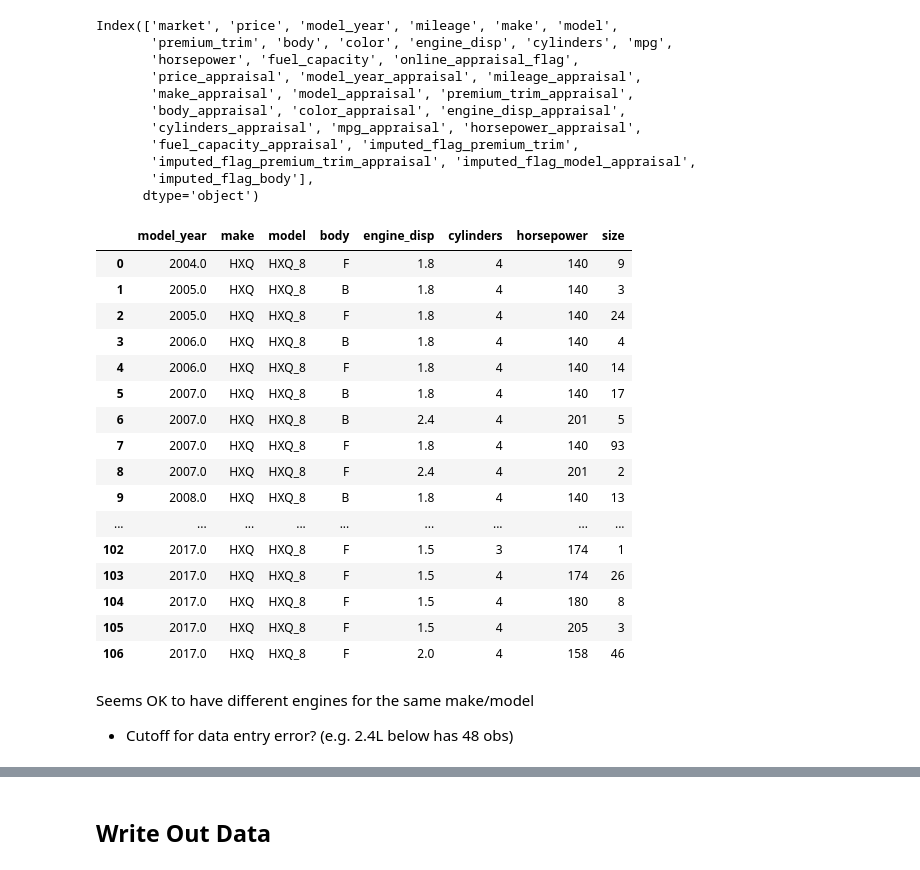
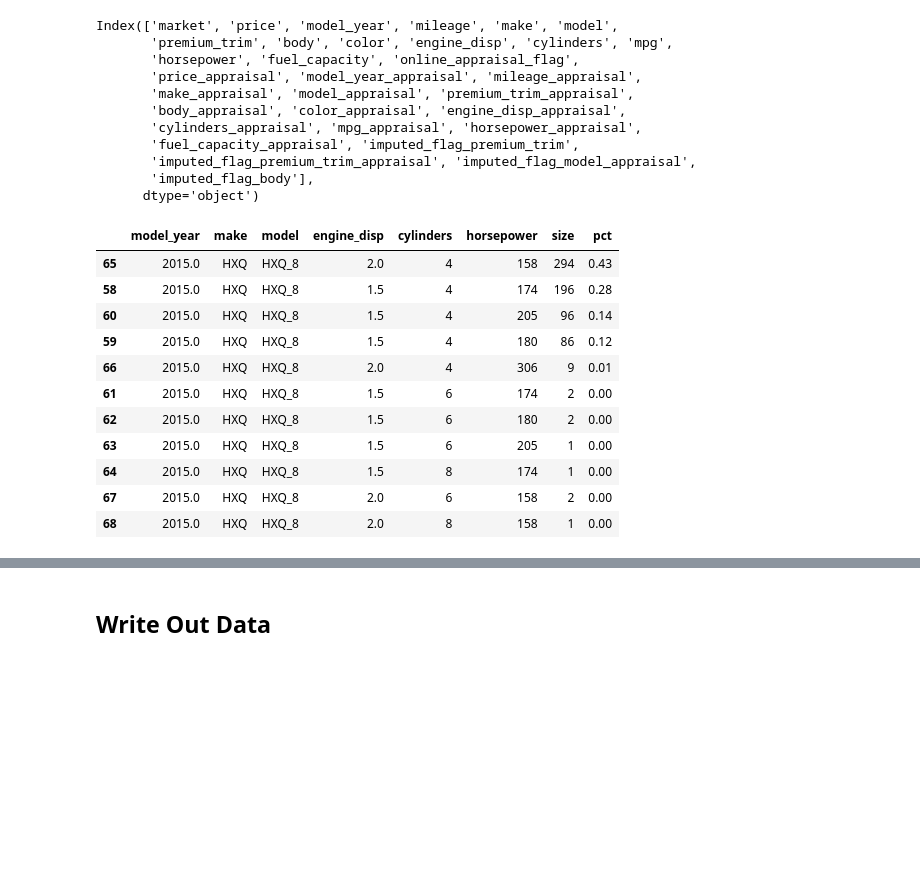
Before and after one commit to sheacon/carmax_showcase, a Jupyter notebook: 0_data_carmax.ipynb, the cells around one changed output, grey strips where cells are left out. Saved outputs shown, nothing was run; the diff lists cells and outputs as text; code cells hidden in the pictures; blank space fills up the shorter version.

```diff
--- a/0_data_carmax.ipynb
+++ b/0_data_carmax.ipynb
@@ -452,14 +338,9 @@ print(df['mpg_city_appraisal'].isna().sum())
 # %%
-# means
-print(df['mpg_city'].mean())
-print(df['mpg_highway'].mean())
-print(df['fuel_capacity_appraisal'].mean())
-print(df['fuel_capacity'].mean())
-print(df['mpg_city_appraisal'].mean())
-
 # impute
 df['mpg_city'].fillna(df['mpg_city'].mean(), inplace=True)
 df['mpg_highway'].fillna(df['mpg_highway'].mean(), inplace=True)
 df['fuel_capacity_appraisal'].fillna(df['fuel_capacity_appraisal'].mean(), inplace=True)
 df['fuel_capacity'].fillna(df['fuel_capacity'].mean(), inplace=True)
 df['mpg_city_appraisal'].fillna(df['mpg_city_appraisal'].mean(), inplace=True)
+df.loc[df['cylinders'] == 0,'cylinders'] = df['cylinders'].mean()
+df.loc[df['engine_disp'] == 0,'engine_disp'] = df['engine_disp'].mean()
@@ -541,26 +444,21 @@ df_HXQ = df[df['model'] == 'HXQ_8']
 # %%
 pd.set_option('display.max_rows', 200)
 # %%
-test = df_HXQ.groupby(['model_year','make','model','body','engine_disp','cylinders','horsepower'], dropna=False, as_index=False).size()
-test[test['size'] > 0]
+test = df[df['model'] == 'HXQ_8']
+test = test.groupby(['model_year','make','model','engine_disp','cylinders','horsepower'], dropna=False, as_index=False).size().sort_values(by = ['engine_disp','cylinders','horsepower'])
+test = test[(test['size'] > 0) & (test['model_year'] == 2015)]
+test['pct'] = (test['size']/test['size'].sum()).round(2)
+test.sort_values(by = 'pct', ascending = False)
 # %% [output]
-|  | model_year | make | model | body | engine_disp | cylinders | horsepower | size |
-| 0 | 2004.0 | HXQ | HXQ_8 | F | 1.8 | 4 | 140 | 9 |
-| 1 | 2005.0 | HXQ | HXQ_8 | B | 1.8 | 4 | 140 | 3 |
-| 2 | 2005.0 | HXQ | HXQ_8 | F | 1.8 | 4 | 140 | 24 |
-| 3 | 2006.0 | HXQ | HXQ_8 | B | 1.8 | 4 | 140 | 4 |
-| 4 | 2006.0 | HXQ | HXQ_8 | F | 1.8 | 4 | 140 | 14 |
-| 5 | 2007.0 | HXQ | HXQ_8 | B | 1.8 | 4 | 140 | 17 |
-| 6 | 2007.0 | HXQ | HXQ_8 | B | 2.4 | 4 | 201 | 5 |
-| 7 | 2007.0 | HXQ | HXQ_8 | F | 1.8 | 4 | 140 | 93 |
-| 8 | 2007.0 | HXQ | HXQ_8 | F | 2.4 | 4 | 201 | 2 |
-| 9 | 2008.0 | HXQ | HXQ_8 | B | 1.8 | 4 | 140 | 13 |
-| ... | ... | ... | ... | ... | ... | ... | ... | ... |
-| 102 | 2017.0 | HXQ | HXQ_8 | F | 1.5 | 3 | 174 | 1 |
-| 103 | 2017.0 | HXQ | HXQ_8 | F | 1.5 | 4 | 174 | 26 |
-| 104 | 2017.0 | HXQ | HXQ_8 | F | 1.5 | 4 | 180 | 8 |
-| 105 | 2017.0 | HXQ | HXQ_8 | F | 1.5 | 4 | 205 | 3 |
-| 106 | 2017.0 | HXQ | HXQ_8 | F | 2.0 | 4 | 158 | 46 |
+|  | model_year | make | model | engine_disp | cylinders | horsepower | size | pct |
+| 65 | 2015.0 | HXQ | HXQ_8 | 2.0 | 4 | 158 | 294 | 0.43 |
+| 58 | 2015.0 | HXQ | HXQ_8 | 1.5 | 4 | 174 | 196 | 0.28 |
+| 60 | 2015.0 | HXQ | HXQ_8 | 1.5 | 4 | 205 | 96 | 0.14 |
+| 59 | 2015.0 | HXQ | HXQ_8 | 1.5 | 4 | 180 | 86 | 0.12 |
+| 66 | 2015.0 | HXQ | HXQ_8 | 2.0 | 4 | 306 | 9 | 0.01 |
+| 61 | 2015.0 | HXQ | HXQ_8 | 1.5 | 6 | 174 | 2 | 0.00 |
+| 62 | 2015.0 | HXQ | HXQ_8 | 1.5 | 6 | 180 | 2 | 0.00 |
+| 63 | 2015.0 | HXQ | HXQ_8 | 1.5 | 6 | 205 | 1 | 0.00 |
+| 64 | 2015.0 | HXQ | HXQ_8 | 1.5 | 8 | 174 | 1 | 0.00 |
+| 67 | 2015.0 | HXQ | HXQ_8 | 2.0 | 6 | 158 | 2 | 0.00 |
+| 68 | 2015.0 | HXQ | HXQ_8 | 2.0 | 8 | 158 | 1 | 0.00 |
-# %% [markdown]
-Seems OK to have different engines for the same make/model
-- Cutoff for data entry error? (e.g. 2.4L below has 48 obs)
```
Also changed, not shown: parts of 39 cells of this notebook.
